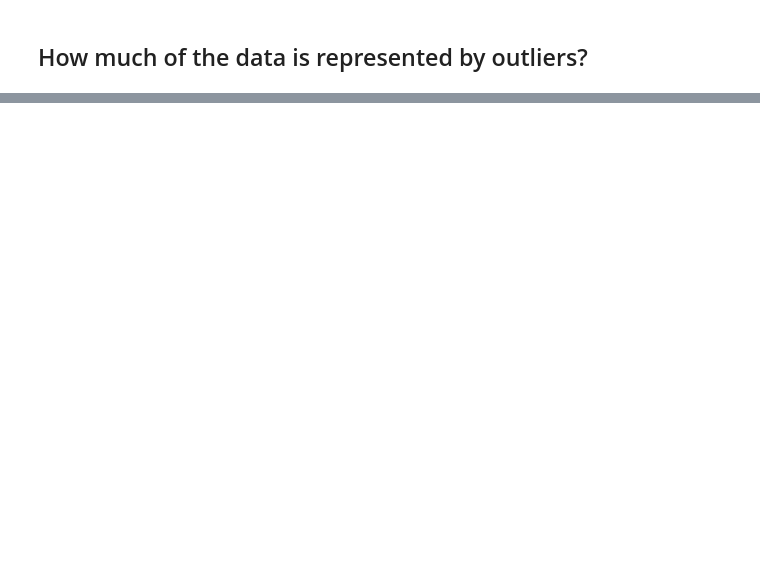
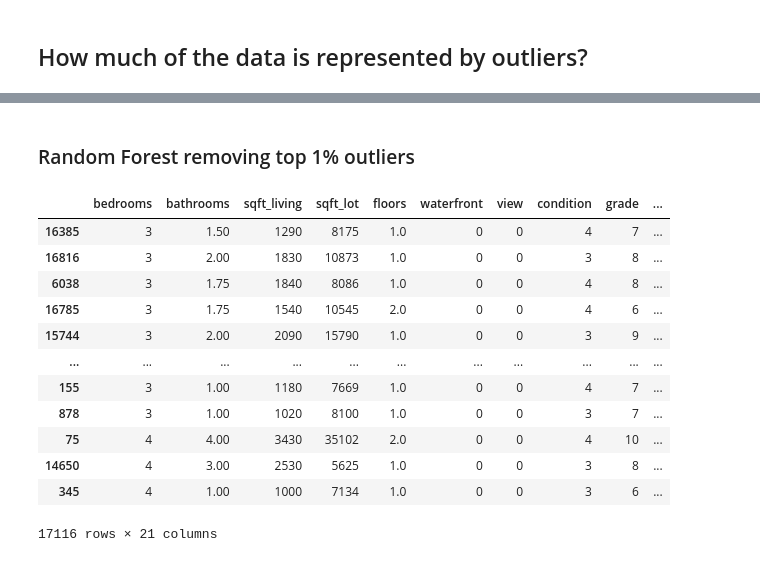
Before and after one commit to coffeedrunkpanda/King-County-Housing-Analysis, a Jupyter notebook: 3_Outliers_Analysis.ipynb, the cells around one changed output, grey strips where cells are left out. Drawn from its saved outputs; the diff is of its cells as text; code cells hidden in the pictures; blank space fills up the shorter version.

```diff
--- a/3_Outliers_Analysis.ipynb
+++ b/3_Outliers_Analysis.ipynb
@@ -102,0 +176,28 @@ fig.show()
+# %% [markdown]
+### Random Forest removing top 1% outliers
+# %%
+# Split into train and test
+# The price is the target variable
+y = df_clean[df_clean.q_99 == 1]["price"]
+
+# All other variables are the features for the baseline model
+X = df_clean[df_clean.q_99 == 1].drop(["price", "q_99", "q_95"], axis=1)
+
+# Train Test Split
+X_train, X_test, y_train, y_test = train_test_split(X, y, test_size=0.2, random_state=seed)
+# %%
+X_train
+# %% [output]
+|  | bedrooms | bathrooms | sqft_living | sqft_lot | floors | waterfront | view | condition | grade | ... |
+| 16385 | 3 | 1.50 | 1290 | 8175 | 1.0 | 0 | 0 | 4 | 7 | ... |
+| 16816 | 3 | 2.00 | 1830 | 10873 | 1.0 | 0 | 0 | 3 | 8 | ... |
+| 6038 | 3 | 1.75 | 1840 | 8086 | 1.0 | 0 | 0 | 4 | 8 | ... |
+| 16785 | 3 | 1.75 | 1540 | 10545 | 2.0 | 0 | 0 | 4 | 6 | ... |
+| 15744 | 3 | 2.00 | 2090 | 15790 | 1.0 | 0 | 0 | 3 | 9 | ... |
+| ... | ... | ... | ... | ... | ... | ... | ... | ... | ... | ... |
+| 155 | 3 | 1.00 | 1180 | 7669 | 1.0 | 0 | 0 | 4 | 7 | ... |
+| 878 | 3 | 1.00 | 1020 | 8100 | 1.0 | 0 | 0 | 3 | 7 | ... |
+| 75 | 4 | 4.00 | 3430 | 35102 | 2.0 | 0 | 0 | 4 | 10 | ... |
+| 14650 | 4 | 3.00 | 2530 | 5625 | 1.0 | 0 | 0 | 3 | 8 | ... |
+| 345 | 4 | 1.00 | 1000 | 7134 | 1.0 | 0 | 0 | 3 | 6 | ... |
+17116 rows × 21 columns
```
Also changed, not shown: parts of 38 cells of this notebook.
